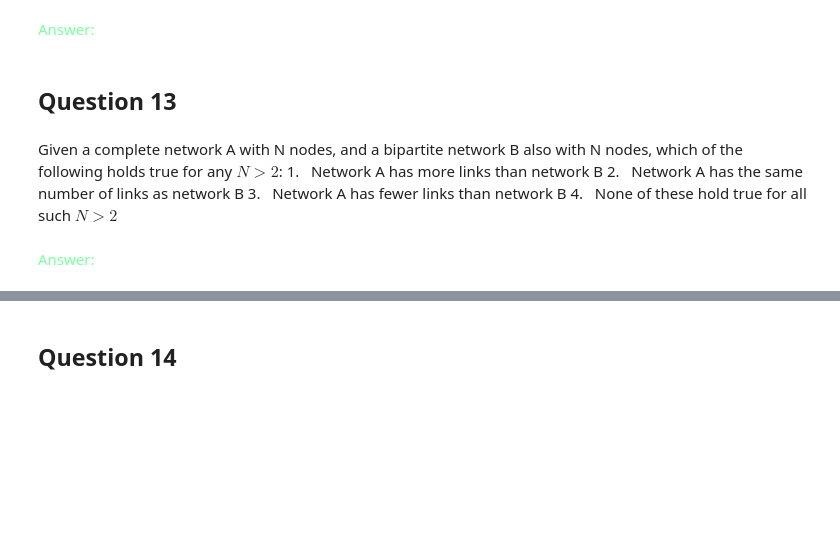
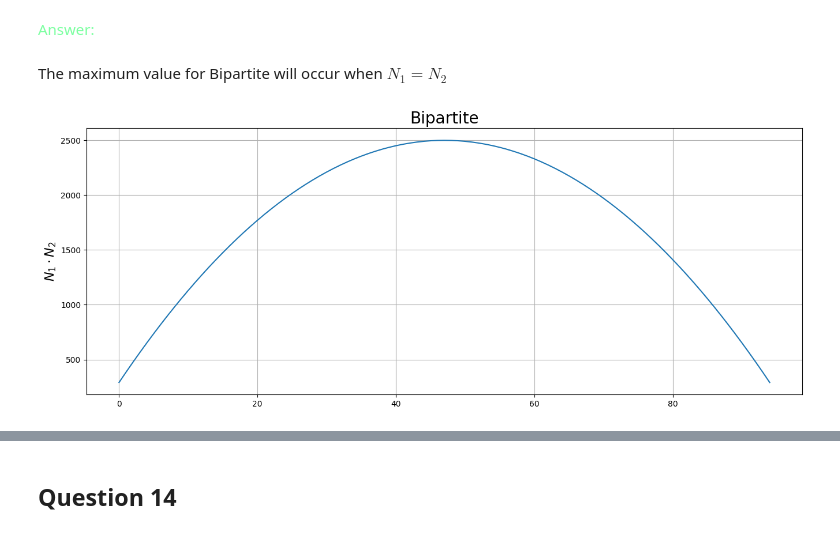
Before and after one commit to DinizMaths/algorithms_and_data_structure, a Jupyter notebook: week_8/exercise.ipynb, the cells around one changed output, grey strips where cells are left out. Cells and saved outputs as stored; diff of their text form; code cells hidden in the pictures; blank space fills up the shorter version.

```diff
--- a/week_8/exercise.ipynb
+++ b/week_8/exercise.ipynb
@@ -127,12 +221,24 @@ Consider a bipartite network of N nodes, $N_1$ nodes of type 1 and $N_2$ nodes o
 # %% [markdown]
 <span style="color: #7EFFA2">Answer: </span>
-# %% [markdown]
-## Question 13
-# %% [markdown]
-Given a complete network A with N nodes, and a bipartite network B also with N nodes, which of the following holds true for any $N > 2$:
-1.   Network A has more links than network B
-2.   Network A has the same number of links as network B
-3.   Network A has fewer links than network B
-4.   None of these hold true for all such $N > 2$
-# %% [markdown]
-<span style="color: #7EFFA2">Answer: </span>
+# %%
+N = 100
+
+values = []
+
+for N1 in range(3, 1000):
+  for N2 in range(3, 1000):
+    if N1 + N2 == N:
+      values.append(N1 * N2)
+# %% [markdown]
+The maximum value for Bipartite will occur when $N_1 = N_2$
+# %%
+plt.figure(figsize=(16, 6))
+plt.plot(values)
+
+plt.title("Bipartite", fontsize=20)
+plt.ylabel("$N_1 \cdot N_2$", fontsize=16)
+
+plt.grid()
+plt.show()
+# %% [output]
+[figure, added]
```
Also changed, not shown: parts of 54 cells of this notebook, 9 other files.
